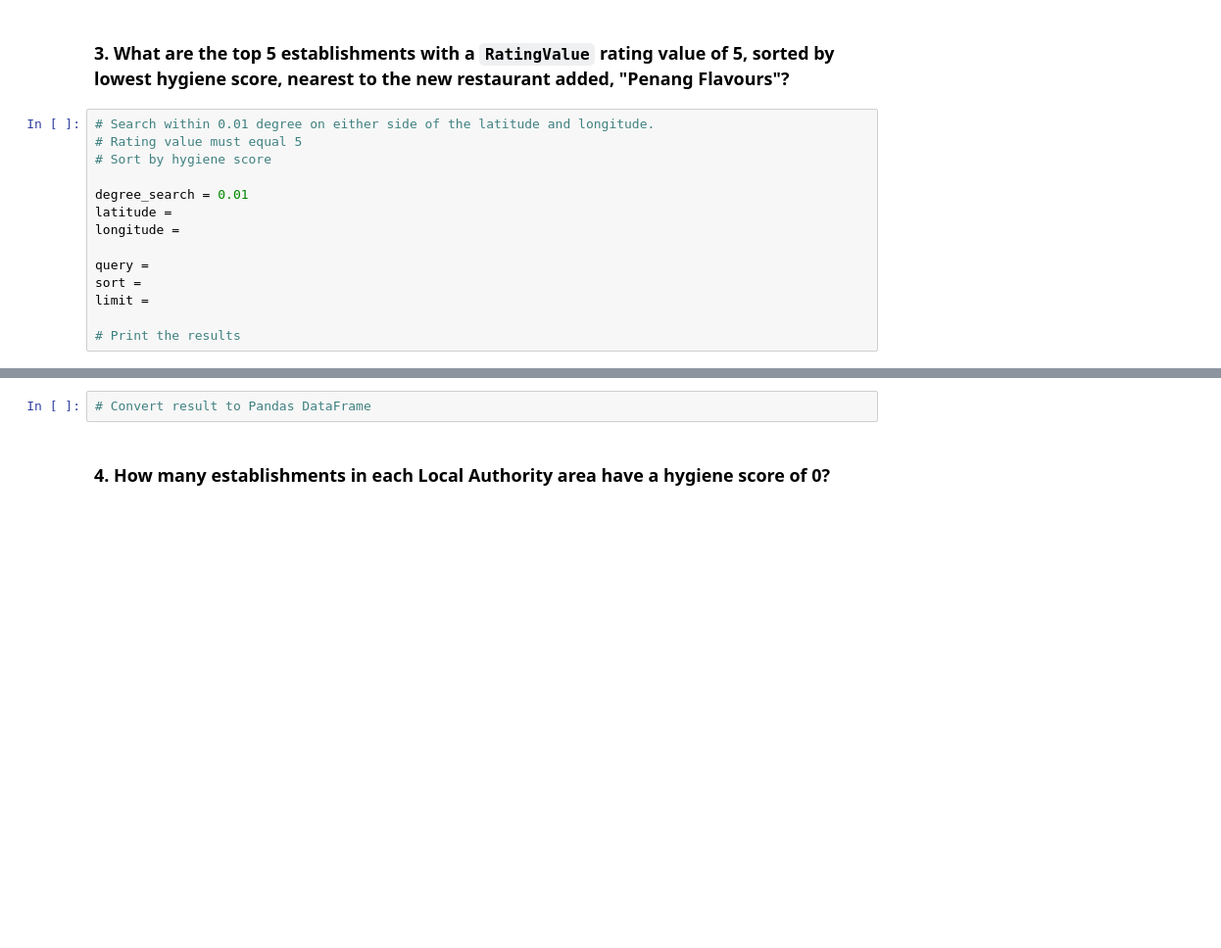
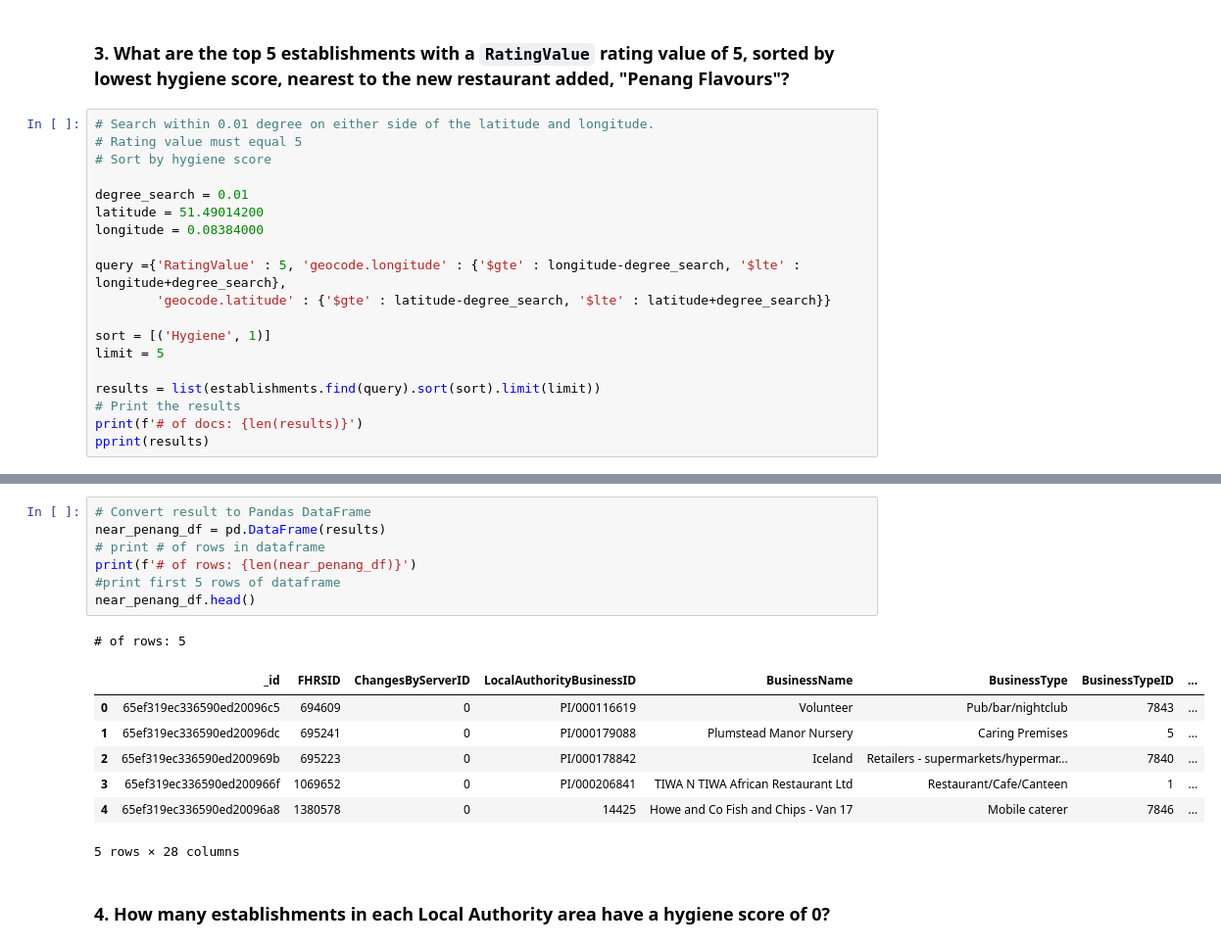
Before and after one commit to clorden1/nosql-challenge, a Jupyter notebook: Starter_Code/NoSQL_analysis_starter.ipynb, the cells around one changed output, grey strips where cells are left out. Shown: that part at 98% size. Drawn from its saved outputs; the diff is of its cells as text; blank space fills up the shorter version.

```diff
--- a/Starter_Code/NoSQL_analysis_starter.ipynb
+++ b/Starter_Code/NoSQL_analysis_starter.ipynb
@@ -132,11 +132,16 @@ london_df.head(10)
 # Sort by hygiene score
 
 degree_search = 0.01
-latitude =
-longitude =
+latitude = 51.49014200
+longitude = 0.08384000
 
-query =
-sort =
-limit =
+query ={'RatingValue' : 5, 'geocode.longitude' : {'$gte' : longitude-degree_search, '$lte' : longitude+degree_search},
+        'geocode.latitude' : {'$gte' : latitude-degree_search, '$lte' : latitude+degree_search}}
 
+sort = [('Hygiene', 1)]
+limit = 5
+
+results = list(establishments.find(query).sort(sort).limit(limit))
 # Print the results
+print(f'# of docs: {len(results)}')
+pprint(results)
@@ -143,5 +166,19 @@ limit =
 # %%
 # Convert result to Pandas DataFrame
+near_penang_df = pd.DataFrame(results)
+# print # of rows in dataframe
+print(f'# of rows: {len(near_penang_df)}')
+#print first 5 rows of dataframe
+near_penang_df.head()
+# %% [output]
+# of rows: 5
+|  | _id | FHRSID | ChangesByServerID | LocalAuthorityBusinessID | BusinessName | BusinessType | BusinessTypeID | ... |
+| 0 | 65ef319ec336590ed20096c5 | 694609 | 0 | PI/000116619 | Volunteer | Pub/bar/nightclub | 7843 | ... |
+| 1 | 65ef319ec336590ed20096dc | 695241 | 0 | PI/000179088 | Plumstead Manor Nursery | Caring Premises | 5 | ... |
+| 2 | 65ef319ec336590ed200969b | 695223 | 0 | PI/000178842 | Iceland | Retailers - supermarkets/hypermar... | 7840 | ... |
+| 3 | 65ef319ec336590ed200966f | 1069652 | 0 | PI/000206841 | TIWA N TIWA African Restaurant Ltd | Restaurant/Cafe/Canteen | 1 | ... |
+| 4 | 65ef319ec336590ed20096a8 | 1380578 | 0 | 14425 | Howe and Co Fish and Chips - Van 17 | Mobile caterer | 7846 | ... |
+5 rows × 28 columns
 # %% [markdown]
 ### 4. How many establishments in each Local Authority area have a hygiene score of 0?
 # %%
```
Also changed, not shown: parts of 3 cells of this notebook.
